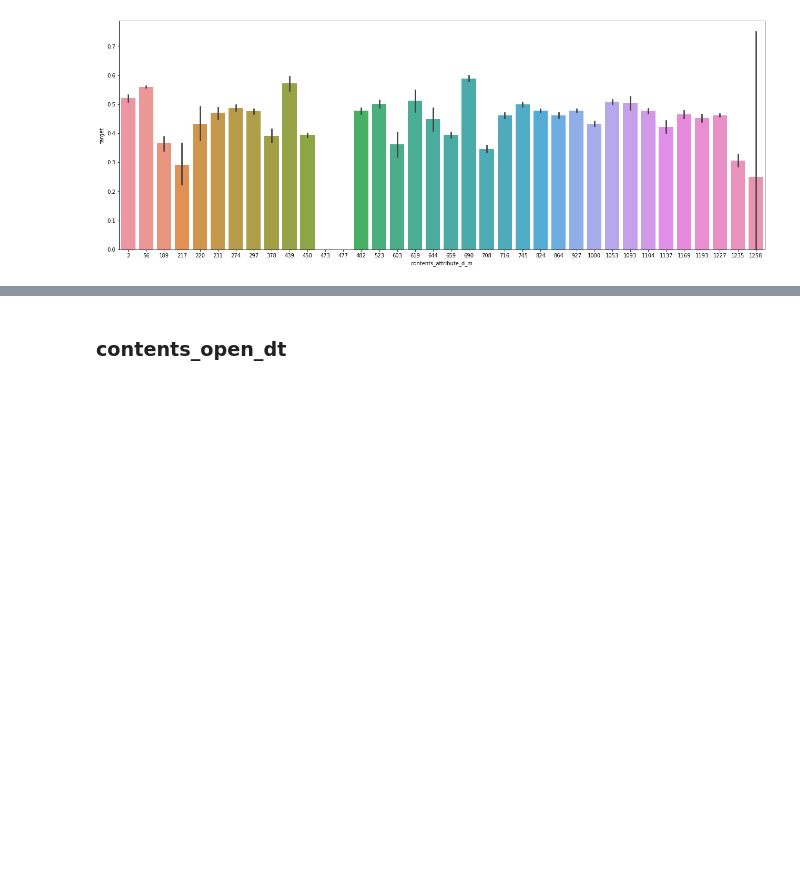
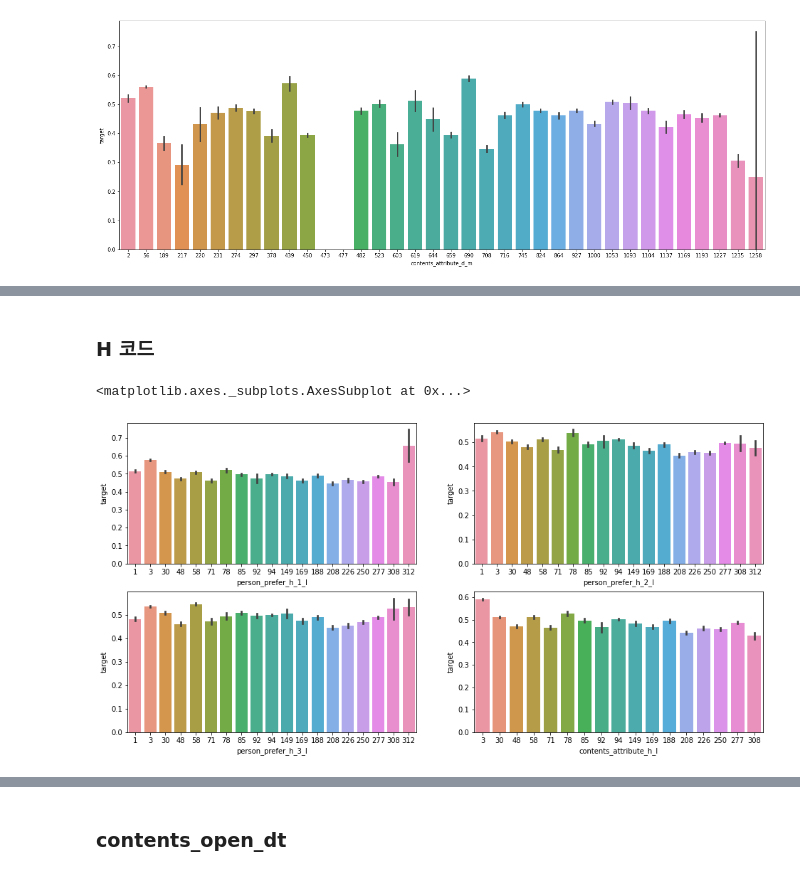
Before and after one commit to Proj-Caliber/Job-Care, a Jupyter notebook: Feature Engineering.ipynb, the cells around one changed output, grey strips where cells are left out. Drawn from its saved outputs; the diff is of its cells as text; code cells hidden in the pictures; blank space fills up the shorter version.

```diff
--- a/Feature Engineering.ipynb
+++ b/Feature Engineering.ipynb
@@ -288,0 +211,12 @@ train
+# %% [markdown]
+### H 코드
+# %%
+fig, ax = plt.subplots(ncols = 2, nrows = 2, figsize = (16,8))
+
+sns.barplot(data = train, x = 'person_prefer_h_1_l', y = 'target', ax = ax[0,0])
+sns.barplot(data = train, x = 'person_prefer_h_2_l', y = 'target',ax = ax[0,1])
+sns.barplot(data = train, x = 'person_prefer_h_3_l',y = 'target', ax = ax[1,0])
+sns.barplot(data = train, x = 'contents_attribute_h_l', y = 'target',ax = ax[1,1])
+# %% [output]
+<matplotlib.axes._subplots.AxesSubplot at 0x...>
+[figure, added]
```
Also changed, not shown: parts of 22 cells of this notebook.
